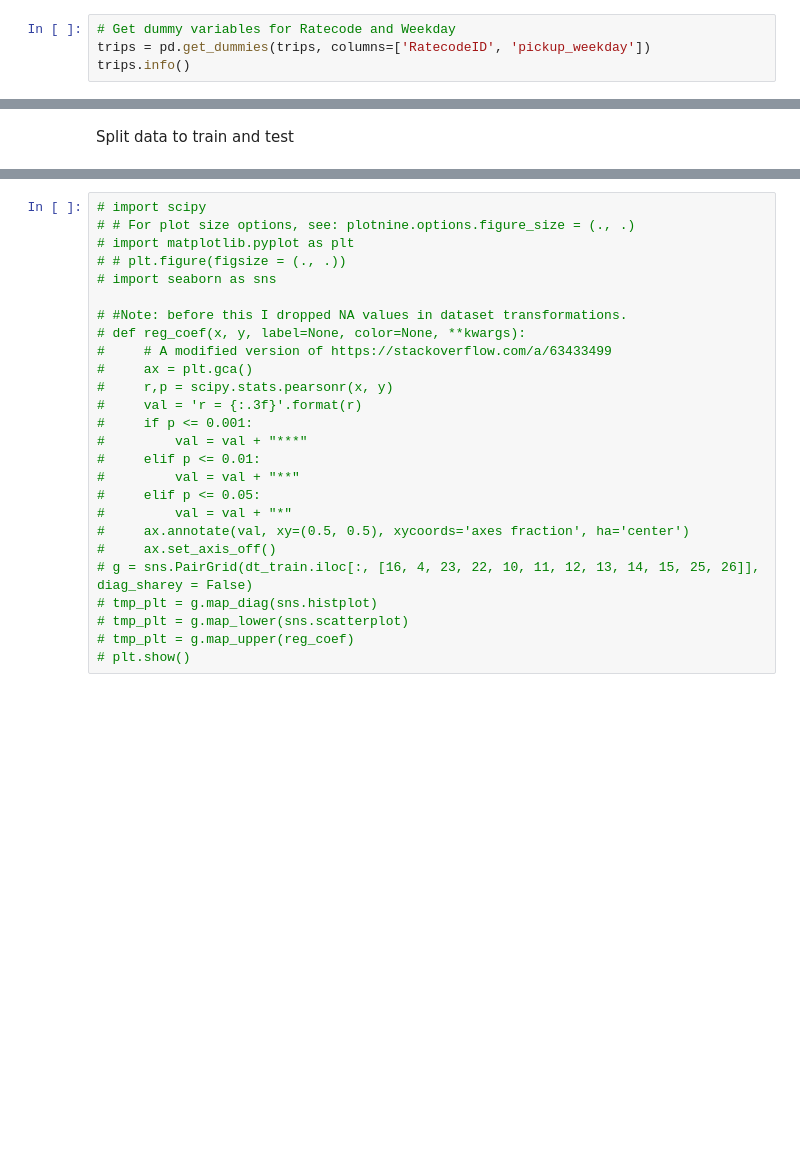
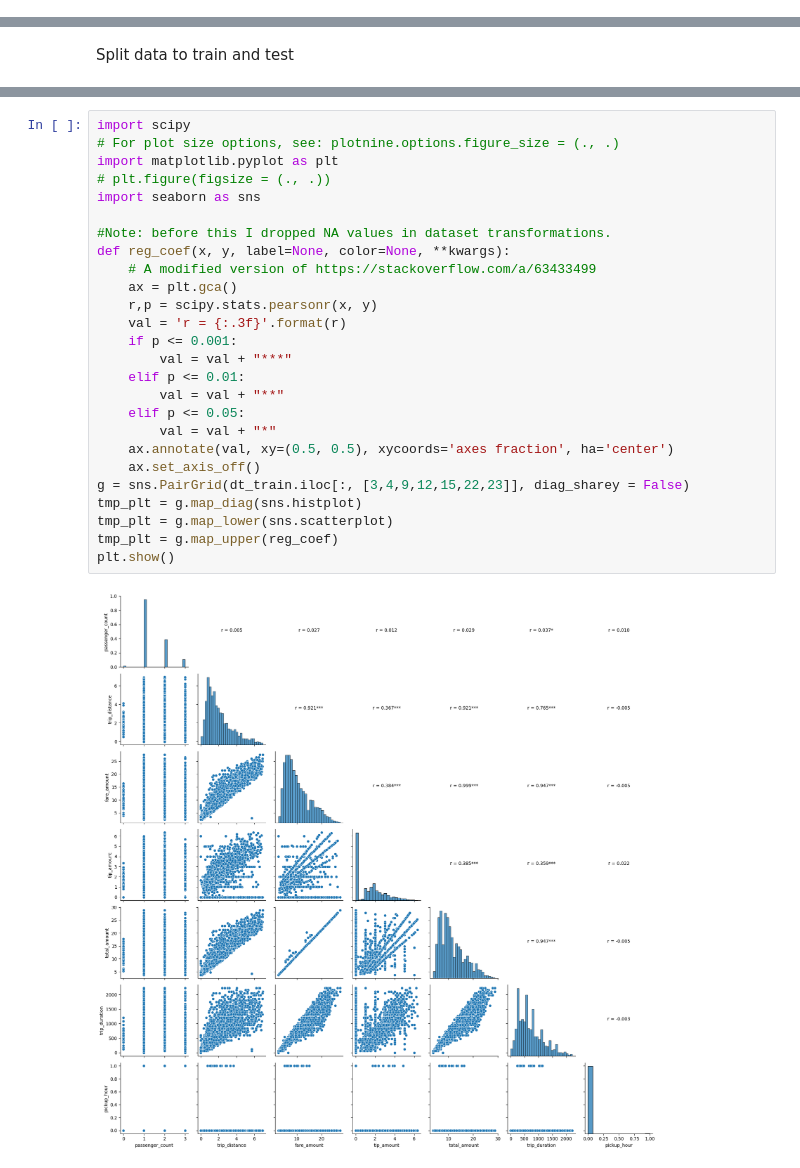
Before and after one commit to EimanteZemyteVU/Taxi, a Jupyter notebook: model1.ipynb, the cells around one changed output, grey strips where cells are left out. Saved outputs shown, nothing was run; the diff lists cells and outputs as text; blank space fills up the shorter version.

```diff
--- a/model1.ipynb
+++ b/model1.ipynb
@@ -38,5 +38 @@ memory usage: 1.3+ GB
 - Split dataset to test and train
-# %%
-# Get dummy variables for Ratecode and Weekday
-trips = pd.get_dummies(trips, columns=['RatecodeID', 'pickup_weekday'])
-trips.info()
@@ -77,27 +75,29 @@ print(len(dt_test))
 # %%
-# import scipy
-# # For plot size options, see: plotnine.options.figure_size = (., .)
-# import matplotlib.pyplot as plt
-# # plt.figure(figsize = (., .))
-# import seaborn as sns
+import scipy
+# For plot size options, see: plotnine.options.figure_size = (., .)
+import matplotlib.pyplot as plt
+# plt.figure(figsize = (., .))
+import seaborn as sns
 
-# #Note: before this I dropped NA values in dataset transformations.
-# def reg_coef(x, y, label=None, color=None, **kwargs):
-#     # A modified version of https://stackoverflow.com/a/63433499
-#     ax = plt.gca()
-#     r,p = scipy.stats.pearsonr(x, y)
-#     val = 'r = {:.3f}'.format(r)
-#     if p <= 0.001:
-#         val = val + "***"
-#     elif p <= 0.01:
-#         val = val + "**"
-#     elif p <= 0.05:
-#         val = val + "*"
-#     ax.annotate(val, xy=(0.5, 0.5), xycoords='axes fraction', ha='center')
-#     ax.set_axis_off()
-# g = sns.PairGrid(dt_train.iloc[:, [16, 4, 23, 22, 10, 11, 12, 13, 14, 15, 25, 26]], diag_sharey = False)
-# tmp_plt = g.map_diag(sns.histplot)
-# tmp_plt = g.map_lower(sns.scatterplot)
-# tmp_plt = g.map_upper(reg_coef)
-# plt.show()
+#Note: before this I dropped NA values in dataset transformations.
+def reg_coef(x, y, label=None, color=None, **kwargs):
+    # A modified version of https://stackoverflow.com/a/63433499
+    ax = plt.gca()
+    r,p = scipy.stats.pearsonr(x, y)
+    val = 'r = {:.3f}'.format(r)
+    if p <= 0.001:
+        val = val + "***"
+    elif p <= 0.01:
+        val = val + "**"
+    elif p <= 0.05:
+        val = val + "*"
+    ax.annotate(val, xy=(0.5, 0.5), xycoords='axes fraction', ha='center')
+    ax.set_axis_off()
+g = sns.PairGrid(dt_train.iloc[:, [3,4,9,12,15,22,23]], diag_sharey = False)
+tmp_plt = g.map_diag(sns.histplot)
+tmp_plt = g.map_lower(sns.scatterplot)
+tmp_plt = g.map_upper(reg_coef)
+plt.show()
+# %% [output]
+[figure, added]
 # %%
```
Also changed, not shown: parts of 12 cells of this notebook.
